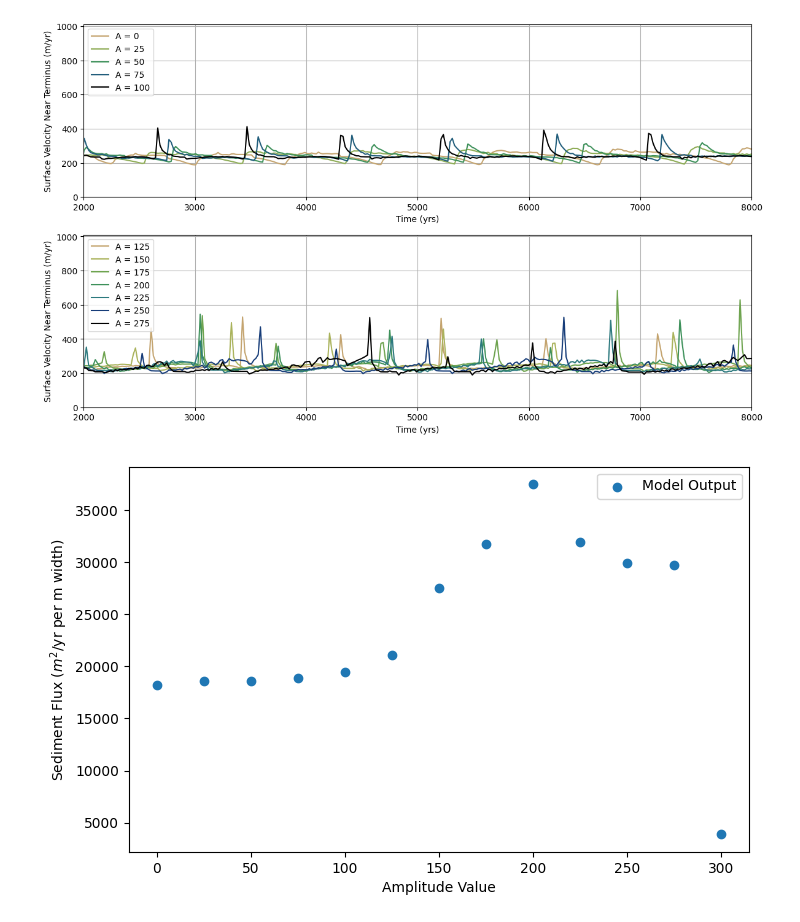
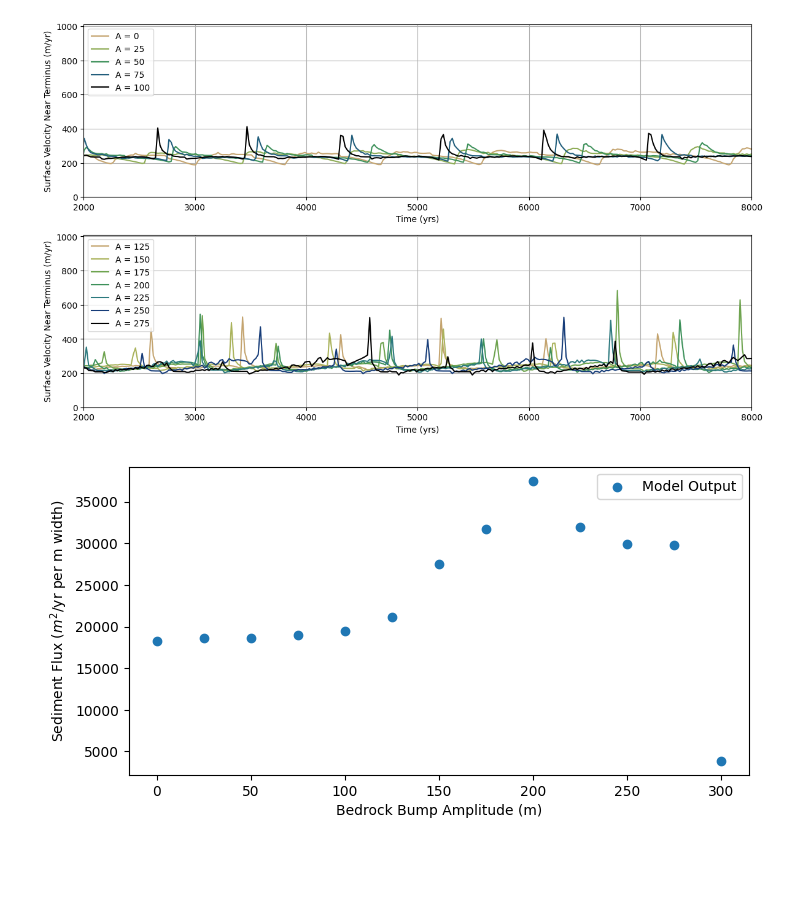
Before and after one commit to ktlix2ski/brinkmodeltest, a Jupyter notebook: Analysis/Amplitude_Tests.ipynb, the cells around one changed output. Drawn from its saved outputs; the diff is of its cells as text; code cells hidden in the pictures; blank space fills up the shorter version.

```diff
--- a/Analysis/Amplitude_Tests.ipynb
+++ b/Analysis/Amplitude_Tests.ipynb
@@ -1694,23 +1694,23 @@ plt.show()
 # %%
 amps = np.array([0, 25, 50, 75, 100, 125, 150, 175, 200, 225, 250, 275, 300])
 maxs_Qs = np.array([MAX_0, MAX_25, MAX_50, MAX_75, MAX_100, MAX_125, MAX_150, MAX_175, MAX_200, MAX_225, MAX_250, MAX_275, MAX_300])
 # CF_coeff = np.polyfit(amps,maxs_Qs, 1)
 # p_CF = np.poly1d(CF_coeff)
 # CF_y_trend = p_CF(amps)
 # R_2_CF =r2_score(maxs_Qs,p_CF(amps))
 
-fig, ax = plt.subplots(figsize=(8, 5))
+fig, ax = plt.subplots(figsize=(8, 4))
 
 plt.scatter(amps, maxs_Qs, label = 'Model Output')
 # plt.plot(amps, CF_y_trend, color='red', label='Trendline')
 # plt.axhline(y=3.3e4)
 # plt.text(0.02, 0.9, f'$R^2$: {R_2_CF:.2f}', transform=plt.gca().transAxes)
 # plt.text(0.02, 0.95, f'y = {round(CF_coeff[0],-1):.0f}(x) + ({round(CF_coeff[1], -1):.0f})', transform=plt.gca().transAxes)
-plt.xlabel("Amplitude Value")
+plt.xlabel("Bedrock Bump Amplitude (m)")
 plt.ylabel("Sediment Flux ($m^{2}$/yr per m width)")
 # plt.title("Ampliltude Effect on Sediment Flux")
 plt.legend()
 plt.show()
-# fig.savefig("/media/kayatroyer/KayaDrive/Thesis/Figures/FinalFigures/AMP_vs_Qs.svg", format="svg", bbox_inches='tight')
+fig.savefig("/media/kayatroyer/KayaDrive/Thesis/Figures/FinalFigures/AMP_vs_Qs.svg", format="svg", bbox_inches='tight')
 # %% [output]
-[figure, old version]
+[figure, new version]
```
Also changed, not shown: 1 other file.
